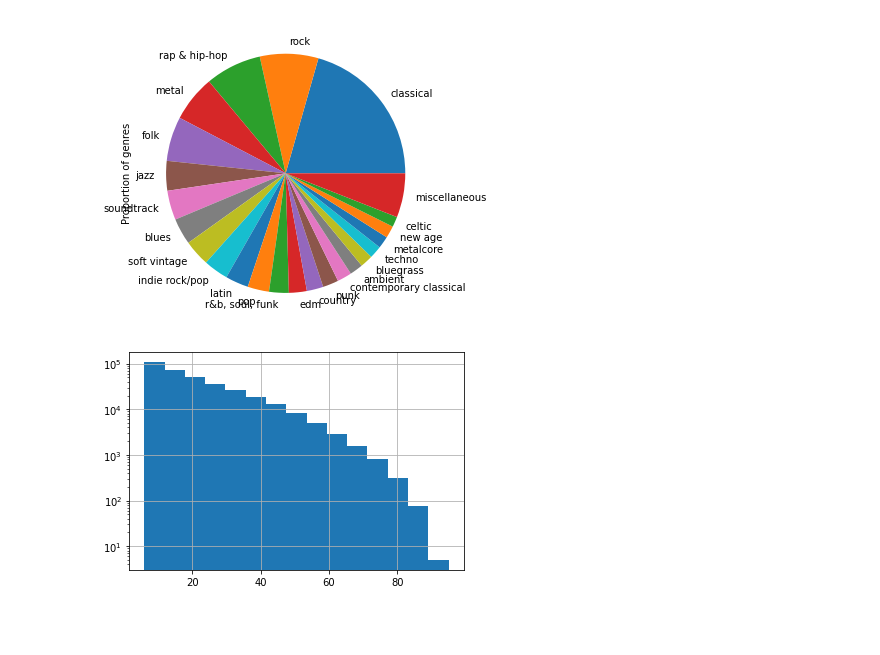
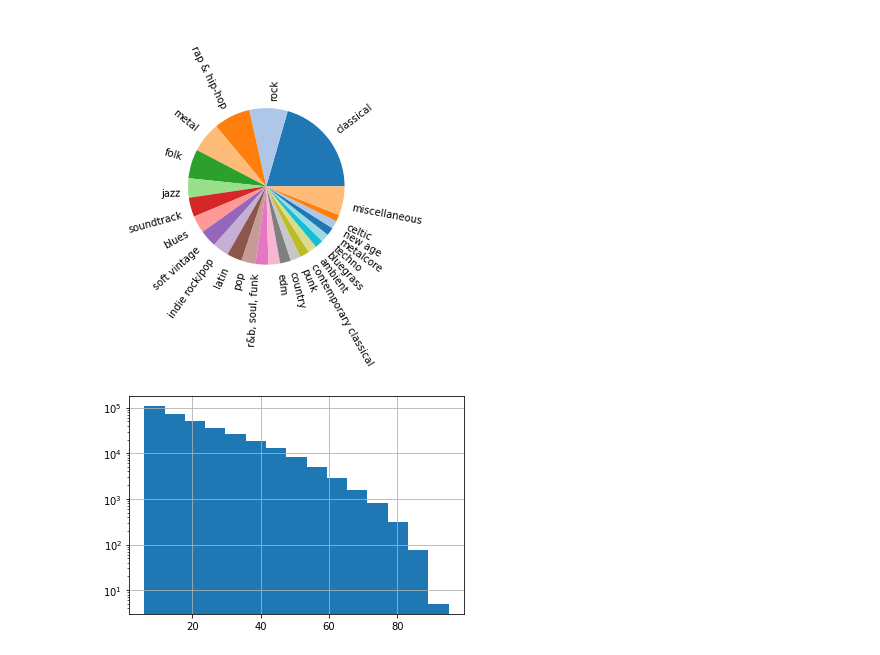
Before and after one commit to ystreicher/SpotifyNEM2022, a Jupyter notebook: notebooks/exp008_genre_distribution.ipynb, the cells around one changed output. Saved outputs shown, nothing was run; the diff lists cells and outputs as text; code cells hidden in the pictures; blank space fills up the shorter version.

Commit message:
plots

```diff
--- a/notebooks/exp008_genre_distribution.ipynb
+++ b/notebooks/exp008_genre_distribution.ipynb
@@ -8,16 +8,17 @@ songs = load_songs('../songs_filtered.csv')
 # %%
 counts = songs.groupby('metagenre').name.count()
 counts = counts.sort_values(ascending=False)
 counts = counts.iloc[1:]
 N = len(counts)
 misc_genres = counts.iloc[-9:].index
 counts['miscellaneous'] = counts.iloc[-9:].sum()
 counts = counts.iloc[list(range(0, N-9)) + [N]]
 
-counts.plot.pie(figsize=(5.5,5.5), label='Proportion of genres')
+with plt.style.context({"axes.prop_cycle" : plt.cycler("color", plt.cm.tab20.colors)}):
+    counts.plot.pie(figsize=(6,6), label='', rotatelabels=True, radius=0.6)
 plt.savefig('../figures/genre_distribution.pdf', bbox_inches='tight')
 # %% [output]
-[figure, old version]
+[figure, new version]
 # %%
 songs.loc[songs.popularity > 5.0].popularity.hist(bins=15)
 plt.yscale('log')
```
Also changed, not shown: 2 other files.
